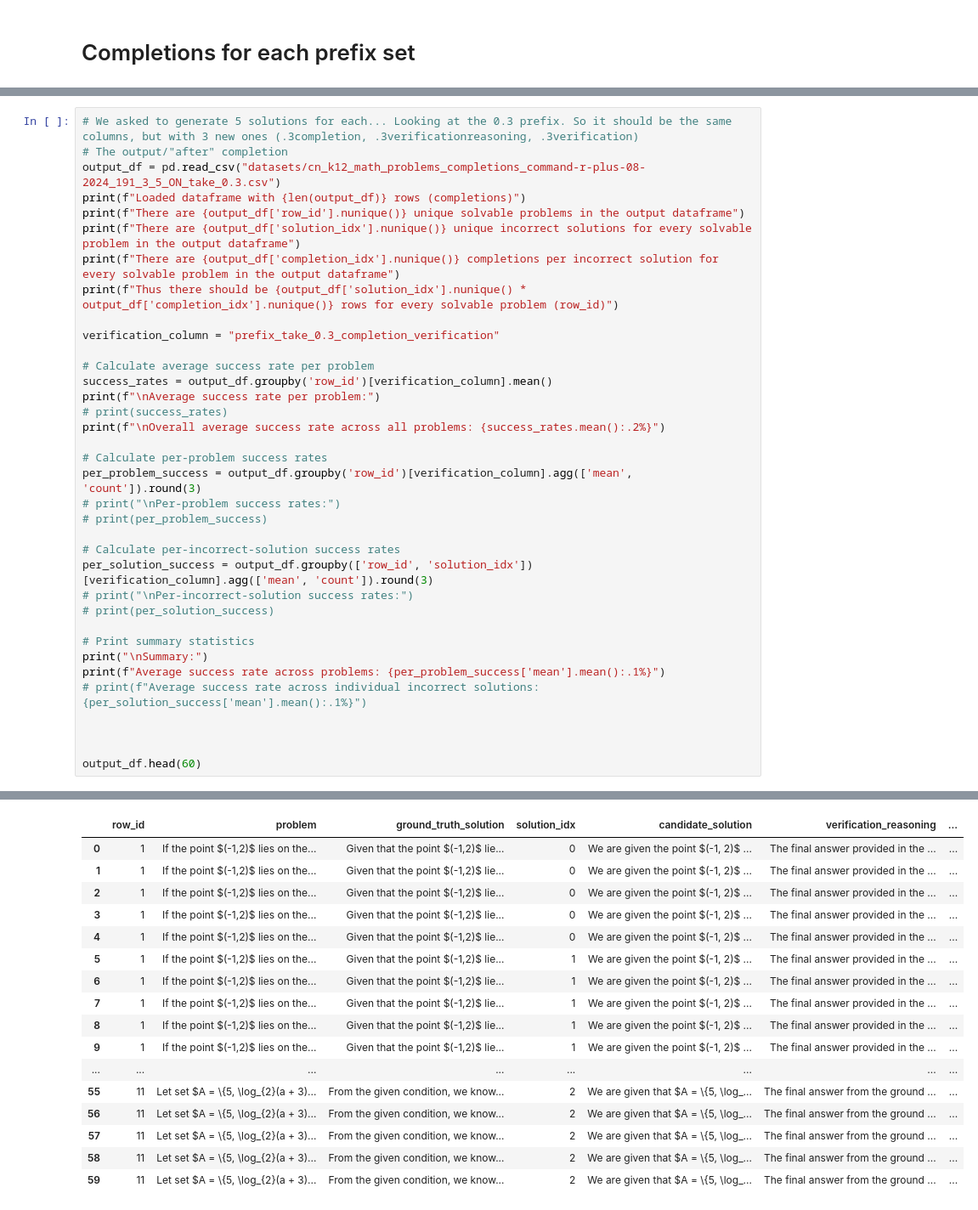
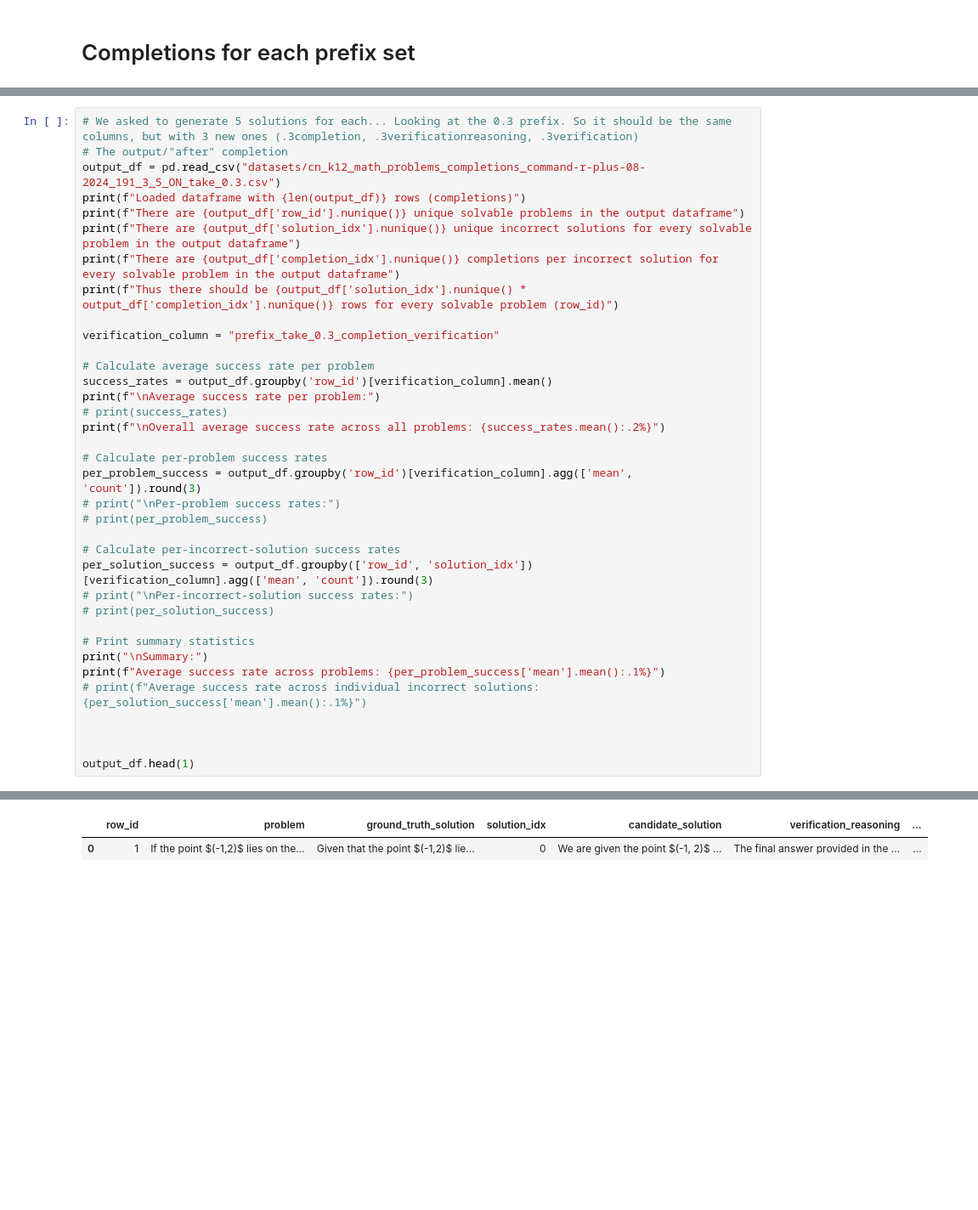
Before and after one commit to sasilver75/cohere-reasoning-v4, a Jupyter notebook: prefix_comparison_large.ipynb, the cells around one changed output, grey strips where cells are left out. Shown: that part at 85% size. Cells and saved outputs as stored; diff of their text form; blank space fills up the shorter version.

```diff
--- a/prefix_comparison_large.ipynb
+++ b/prefix_comparison_large.ipynb
@@ -152,7 +152,7 @@ print(f"Average success rate across problems: {per_problem_success['mean'].mean(
 
 
 
-output_df.head(60)
+output_df.head(1)
 # %% [output]
 Loaded dataframe with 2865 rows (completions)
 There are 191 unique solvable problems in the output dataframe
@@ -170,17 +169,2 @@ Average success rate across individual incorrect solutions: 24.4%
 |  | row_id | problem | ground_truth_solution | solution_idx | candidate_solution | verification_reasoning | ... |
 | 0 | 1 | If the point $(-1,2)$ lies on the... | Given that the point $(-1,2)$ lie... | 0 | We are given the point $(-1, 2)$ ... | The final answer provided in the ... | ... |
-| 1 | 1 | If the point $(-1,2)$ lies on the... | Given that the point $(-1,2)$ lie... | 0 | We are given the point $(-1, 2)$ ... | The final answer provided in the ... | ... |
-| 2 | 1 | If the point $(-1,2)$ lies on the... | Given that the point $(-1,2)$ lie... | 0 | We are given the point $(-1, 2)$ ... | The final answer provided in the ... | ... |
-| 3 | 1 | If the point $(-1,2)$ lies on the... | Given that the point $(-1,2)$ lie... | 0 | We are given the point $(-1, 2)$ ... | The final answer provided in the ... | ... |
-| 4 | 1 | If the point $(-1,2)$ lies on the... | Given that the point $(-1,2)$ lie... | 0 | We are given the point $(-1, 2)$ ... | The final answer provided in the ... | ... |
-| 5 | 1 | If the point $(-1,2)$ lies on the... | Given that the point $(-1,2)$ lie... | 1 | We are given the point $(-1, 2)$ ... | The final answer provided in the ... | ... |
-| 6 | 1 | If the point $(-1,2)$ lies on the... | Given that the point $(-1,2)$ lie... | 1 | We are given the point $(-1, 2)$ ... | The final answer provided in the ... | ... |
-| 7 | 1 | If the point $(-1,2)$ lies on the... | Given that the point $(-1,2)$ lie... | 1 | We are given the point $(-1, 2)$ ... | The final answer provided in the ... | ... |
-| 8 | 1 | If the point $(-1,2)$ lies on the... | Given that the point $(-1,2)$ lie... | 1 | We are given the point $(-1, 2)$ ... | The final answer provided in the ... | ... |
-| 9 | 1 | If the point $(-1,2)$ lies on the... | Given that the point $(-1,2)$ lie... | 1 | We are given the point $(-1, 2)$ ... | The final answer provided in the ... | ... |
-| ... | ... | ... | ... | ... | ... | ... | ... |
-| 55 | 11 | Let set $A = \{5, \log_{2}(a + 3)... | From the given condition, we know... | 2 | We are given that $A = \{5, \log_... | The final answer from the ground ... | ... |
-| 56 | 11 | Let set $A = \{5, \log_{2}(a + 3)... | From the given condition, we know... | 2 | We are given that $A = \{5, \log_... | The final answer from the ground ... | ... |
-| 57 | 11 | Let set $A = \{5, \log_{2}(a + 3)... | From the given condition, we know... | 2 | We are given that $A = \{5, \log_... | The final answer from the ground ... | ... |
-| 58 | 11 | Let set $A = \{5, \log_{2}(a + 3)... | From the given condition, we know... | 2 | We are given that $A = \{5, \log_... | The final answer from the ground ... | ... |
-| 59 | 11 | Let set $A = \{5, \log_{2}(a + 3)... | From the given condition, we know... | 2 | We are given that $A = \{5, \log_... | The final answer from the ground ... | ... |
```
Also changed, not shown: parts of 9 cells of this notebook, 2 other files.
